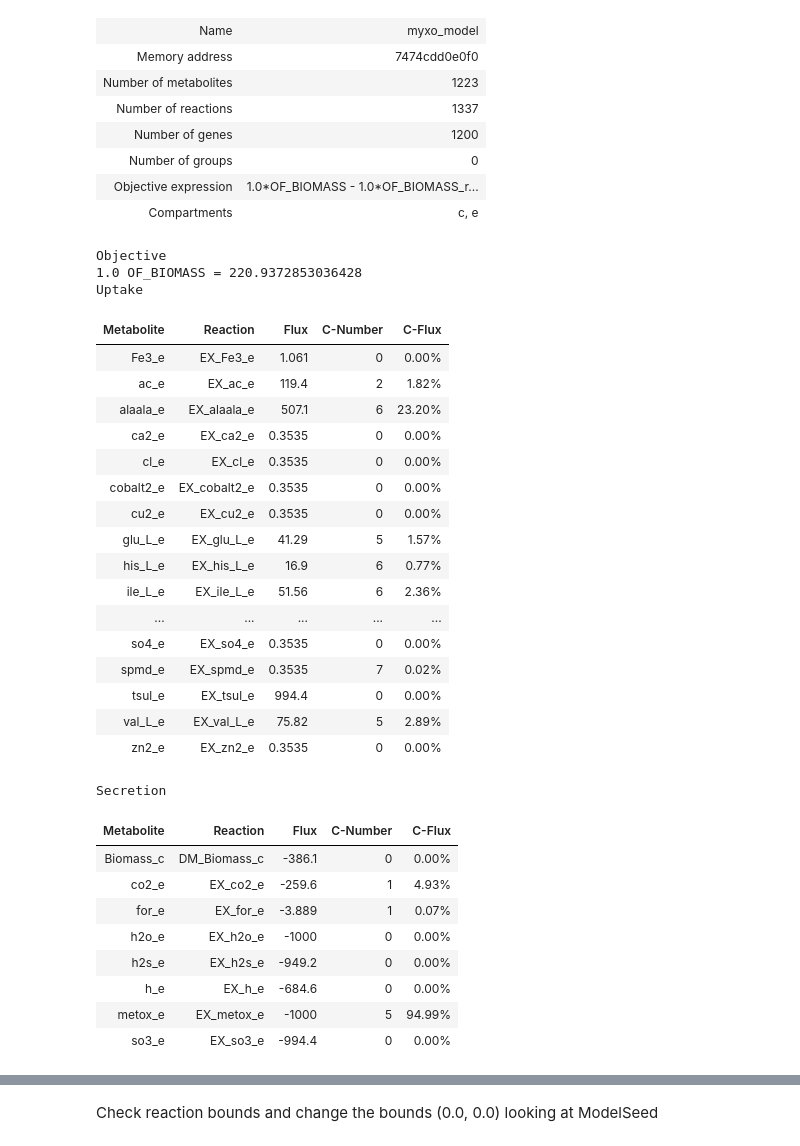
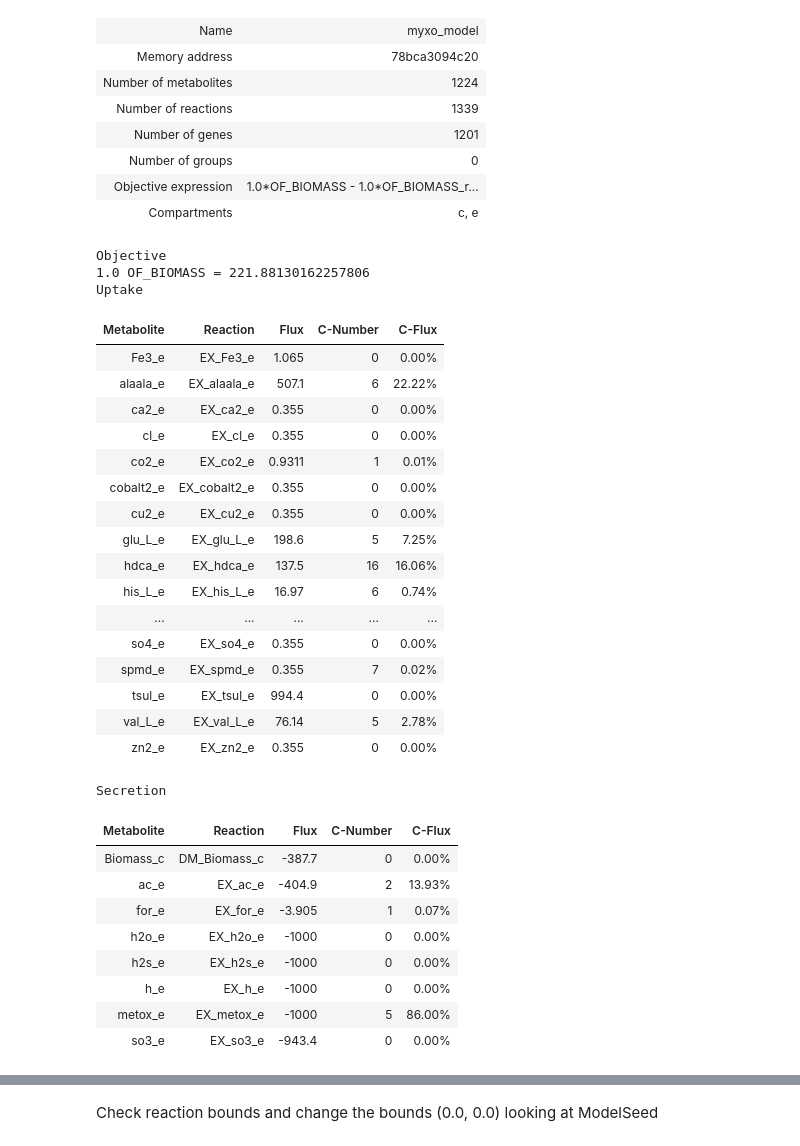
Before and after one commit to BondonMickael/M_xanthus-E_coli-Predation, a Jupyter notebook: notebooks/test_iMAT_network.ipynb, the cells around one changed output, grey strips where cells are left out. Cells and saved outputs as stored; diff of their text form; code cells hidden in the pictures.

```diff
--- a/notebooks/test_iMAT_network.ipynb
+++ b/notebooks/test_iMAT_network.ipynb
@@ -8,14 +8,14 @@ from cobra.io import read_sbml_model, write_sbml_model
 from cobra.flux_analysis import flux_variability_analysis
 from tqdm import tqdm
 # %%
-M_xanthus = read_sbml_model("../M_xanthus_model_V3.xml")
+M_xanthus = read_sbml_model("../M_xanthus_model_V3_hdca.xml")
 M_xanthus
 # %% [output]
 | Name | myxo_model |
-| Memory address | 7474cdd0e0f0 |
-| Number of metabolites | 1223 |
-| Number of reactions | 1337 |
-| Number of genes | 1200 |
+| Memory address | 78bca3094c20 |
+| Number of metabolites | 1224 |
+| Number of reactions | 1339 |
+| Number of genes | 1201 |
 | Number of groups | 0 |
 | Objective expression | 1.0*OF_BIOMASS - 1.0*OF_BIOMASS_r... |
 | Compartments | c, e |
@@ -23,33 +23,33 @@ M_xanthus
 M_xanthus.summary()
 # %% [output]
 Objective
-1.0 OF_BIOMASS = 220.9372853036428
+1.0 OF_BIOMASS = 221.88130162257806
 Uptake
 | Metabolite | Reaction | Flux | C-Number | C-Flux |
-| Fe3_e | EX_Fe3_e | 1.061 | 0 | 0.00% |
-| ac_e | EX_ac_e | 119.4 | 2 | 1.82% |
-| alaala_e | EX_alaala_e | 507.1 | 6 | 23.20% |
-| ca2_e | EX_ca2_e | 0.3535 | 0 | 0.00% |
-| cl_e | EX_cl_e | 0.3535 | 0 | 0.00% |
-| cobalt2_e | EX_cobalt2_e | 0.3535 | 0 | 0.00% |
-| cu2_e | EX_cu2_e | 0.3535 | 0 | 0.00% |
-| glu_L_e | EX_glu_L_e | 41.29 | 5 | 1.57% |
-| his_L_e | EX_his_L_e | 16.9 | 6 | 0.77% |
-| ile_L_e | EX_ile_L_e | 51.56 | 6 | 2.36% |
+| Fe3_e | EX_Fe3_e | 1.065 | 0 | 0.00% |
+| alaala_e | EX_alaala_e | 507.1 | 6 | 22.22% |
+| ca2_e | EX_ca2_e | 0.355 | 0 | 0.00% |
+| cl_e | EX_cl_e | 0.355 | 0 | 0.00% |
+| co2_e | EX_co2_e | 0.9311 | 1 | 0.01% |
+| cobalt2_e | EX_cobalt2_e | 0.355 | 0 | 0.00% |
+| cu2_e | EX_cu2_e | 0.355 | 0 | 0.00% |
+| glu_L_e | EX_glu_L_e | 198.6 | 5 | 7.25% |
+| hdca_e | EX_hdca_e | 137.5 | 16 | 16.06% |
+| his_L_e | EX_his_L_e | 16.97 | 6 | 0.74% |
 | ... | ... | ... | ... | ... |
-| so4_e | EX_so4_e | 0.3535 | 0 | 0.00% |
-| spmd_e | EX_spmd_e | 0.3535 | 7 | 0.02% |
+| so4_e | EX_so4_e | 0.355 | 0 | 0.00% |
+| spmd_e | EX_spmd_e | 0.355 | 7 | 0.02% |
 | tsul_e | EX_tsul_e | 994.4 | 0 | 0.00% |
-| val_L_e | EX_val_L_e | 75.82 | 5 | 2.89% |
-| zn2_e | EX_zn2_e | 0.3535 | 0 | 0.00% |
+| val_L_e | EX_val_L_e | 76.14 | 5 | 2.78% |
+| zn2_e | EX_zn2_e | 0.355 | 0 | 0.00% |
 Secretion
 | Metabolite | Reaction | Flux | C-Number | C-Flux |
-| Biomass_c | DM_Biomass_c | -386.1 | 0 | 0.00% |
-| co2_e | EX_co2_e | -259.6 | 1 | 4.93% |
-| for_e | EX_for_e | -3.889 | 1 | 0.07% |
+| Biomass_c | DM_Biomass_c | -387.7 | 0 | 0.00% |
+| ac_e | EX_ac_e | -404.9 | 2 | 13.93% |
+| for_e | EX_for_e | -3.905 | 1 | 0.07% |
 | h2o_e | EX_h2o_e | -1000 | 0 | 0.00% |
-| h2s_e | EX_h2s_e | -949.2 | 0 | 0.00% |
-| h_e | EX_h_e | -684.6 | 0 | 0.00% |
-| metox_e | EX_metox_e | -1000 | 5 | 94.99% |
-| so3_e | EX_so3_e | -994.4 | 0 | 0.00% |
+| h2s_e | EX_h2s_e | -1000 | 0 | 0.00% |
+| h_e | EX_h_e | -1000 | 0 | 0.00% |
+| metox_e | EX_metox_e | -1000 | 5 | 86.00% |
+| so3_e | EX_so3_e | -943.4 | 0 | 0.00% |
 # %%
```
Also changed, not shown: parts of 25 cells of this notebook, 40 other files.
